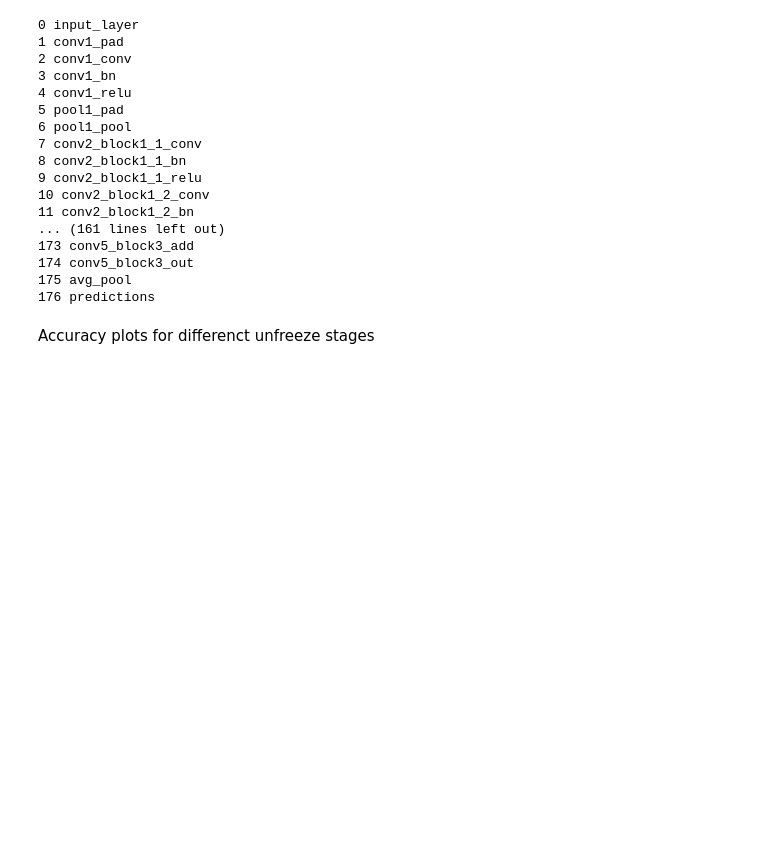
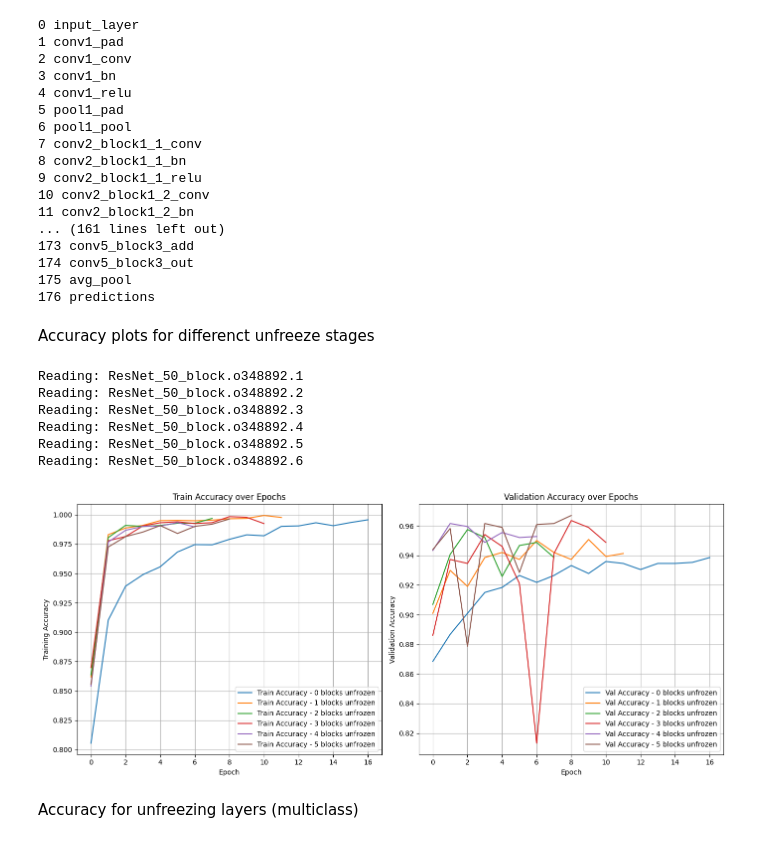
Before and after one commit to mariaserov/ML_BreakHis, a Jupyter notebook: scr/ResNet50.ipynb, the cells around one changed output. Saved outputs shown, nothing was run; the diff lists cells and outputs as text; code cells hidden in the pictures; blank space fills up the shorter version.

```diff
--- a/scr/ResNet50.ipynb
+++ b/scr/ResNet50.ipynb
@@ -379,43 +412,56 @@ for i in range(6):
     accs = []
     val_accs = []
     try:
-        with open(os.path.join(log_dir, f"ResNet_50_block.o{i+1}"), "r") as f:
+        log_filename = f"ResNet_50_block.o348892.{i+1}"
+        print(f"Reading: {log_filename}")
+
+        with open(os.path.join(log_dir, f"ResNet_50_block.o348892.{i+1}"), "r") as f:
             for line in f:
-                match = re.search(r"accuracy: ([0-9.]+) - val_accuracy: ([0-9.]+)", line)
+                match = re.search(r"accuracy: ([0-9.]+).*val_accuracy: ([0-9.]+)", line)
                 if match:
                     accs.append(float(match.group(1)))
                     val_accs.append(float(match.group(2)))
         histories[i] = {"accuracy": accs, "val_accuracy": val_accs}
     except FileNotFoundError:
-        print(f"Log file ResNet_50_block.o{i+1} not found. Skipping.")
+        print(f"Log file ResNet_50_block.o348892.{i+1} not found. Skipping.")
         continue
 
 # Creating two subplots: one for train accuracy and one for validation accuracy
 plt.figure(figsize=(14, 6))
 
 # Plotting Training Accuracy
 plt.subplot(1, 2, 1)
 for i in range(6):
-    plt.plot(histories[i]['accuracy'], label=f"Train Accuracy - {i} blocks unfrozen", linestyle='-', marker='o')
+    plt.plot(histories[i]['accuracy'], label=f"Train Accuracy - {i} blocks unfrozen", linestyle='-' )
 plt.title("Train Accuracy over Epochs")
 plt.xlabel("Epoch")
 plt.ylabel("Training Accuracy")
 plt.legend()
 plt.grid(True)
 
 # Plotting Validation Accuracy
 plt.subplot(1, 2, 2)
 for i in range(6):
-    plt.plot(histories[i]['val_accuracy'], label=f"Val Accuracy - {i} blocks unfrozen", linestyle='-', marker='x')
+    plt.plot(histories[i]['val_accuracy'], label=f"Val Accuracy - {i} blocks unfrozen", linestyle='-')
 plt.title("Validation Accuracy over Epochs")
 plt.xlabel("Epoch")
 plt.ylabel("Validation Accuracy")
 plt.legend()
 plt.grid(True)
 
 # Adjust layout to prevent overlap
 plt.tight_layout()
 
 # Save and show the plot
-plt.savefig("combined_accuracy_plot_separate.pdf")
+plt.savefig("combined_accuracy_binary.pdf")
 plt.show()
+# %% [output]
+Reading: ResNet_50_block.o348892.1
+Reading: ResNet_50_block.o348892.2
+Reading: ResNet_50_block.o348892.3
+Reading: ResNet_50_block.o348892.4
+Reading: ResNet_50_block.o348892.5
+Reading: ResNet_50_block.o348892.6
+[figure, added]
+# %% [markdown]
+Accuracy for unfreezing layers (multiclass)
```
Also changed, not shown: parts of 3 cells of this notebook.
